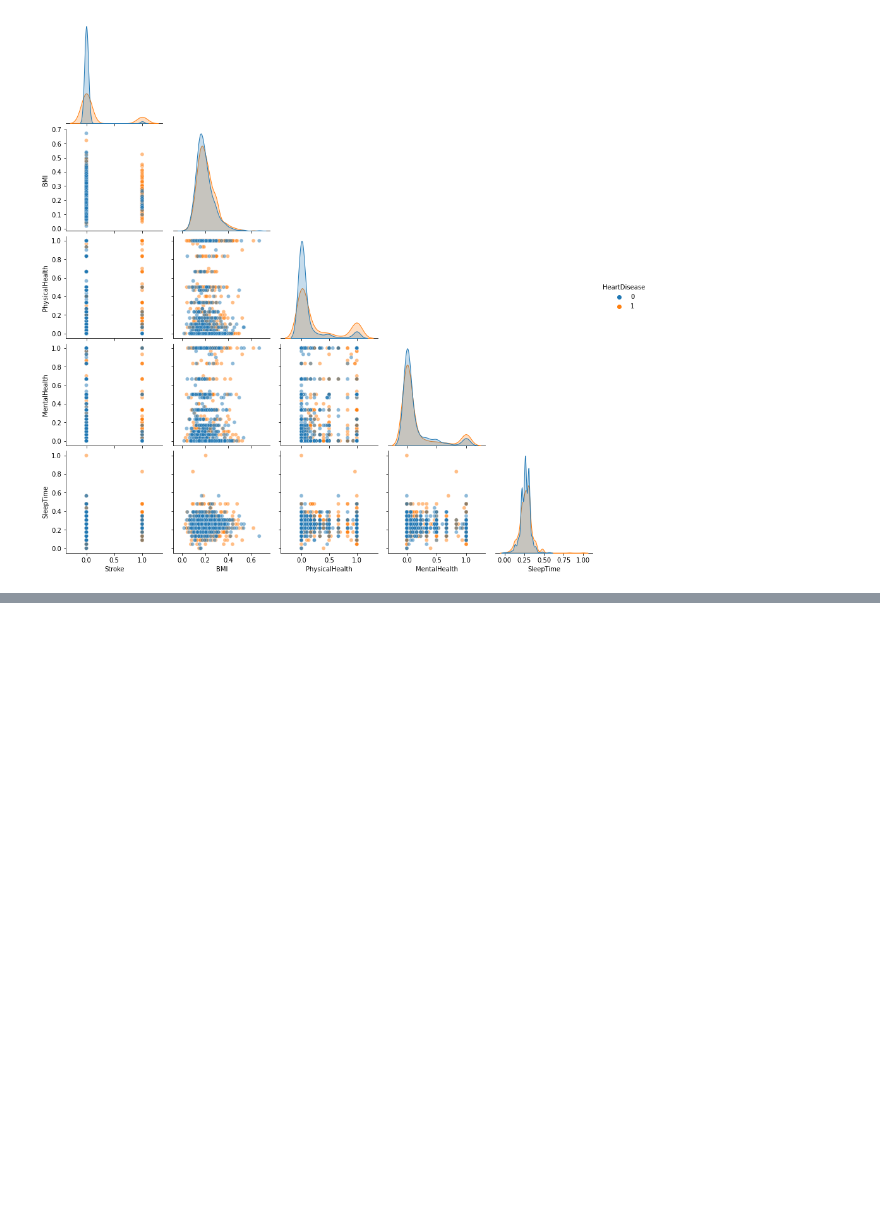
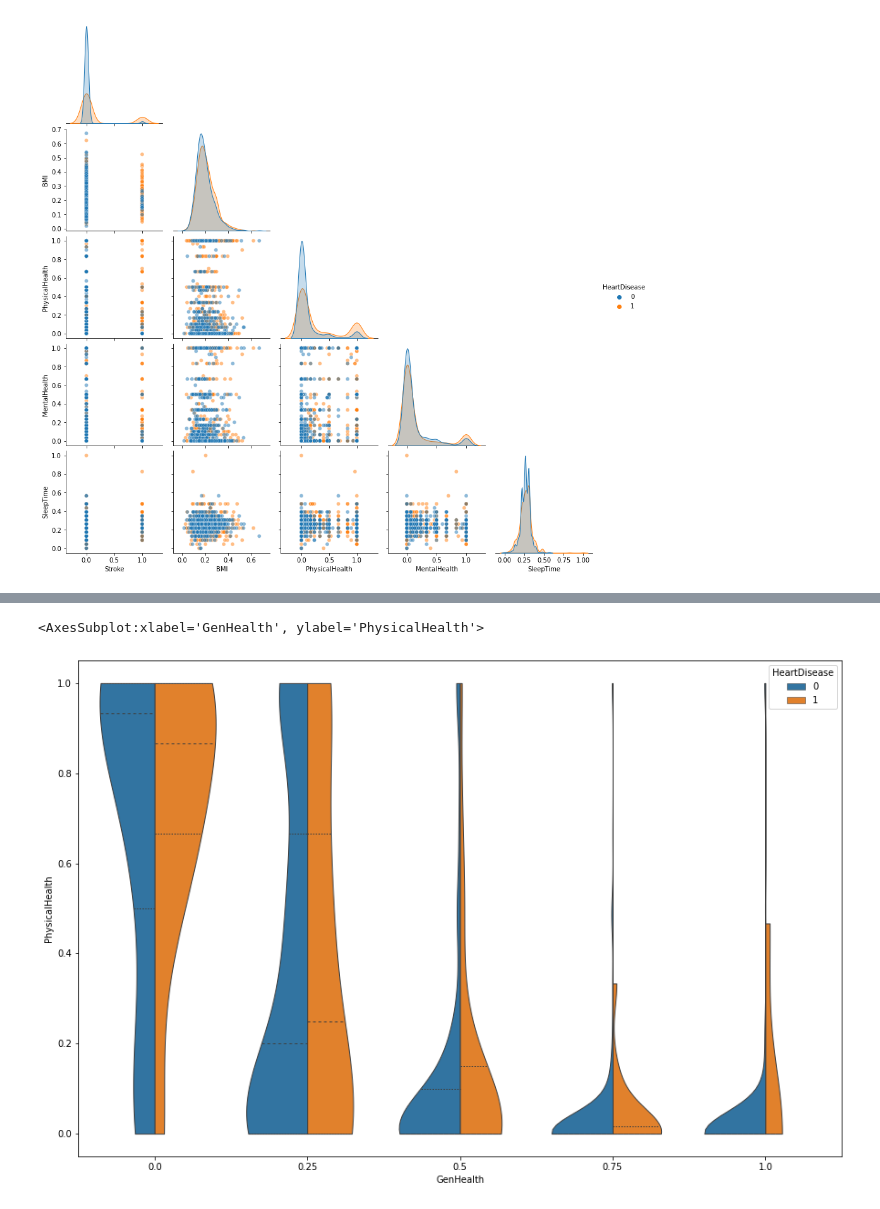
Before and after one commit to BenediktLueth/heartheroes, a Jupyter notebook: data_preprocessing.ipynb, the cells around one changed output, grey strips where cells are left out. Drawn from its saved outputs; the diff is of its cells as text; code cells hidden in the pictures; blank space fills up the shorter version.

```diff
--- a/data_preprocessing.ipynb
+++ b/data_preprocessing.ipynb
@@ -571,0 +586,6 @@ sns.pairplot(subset_data, hue="HeartDisease", hue_order=hue_order, corner=True,
+# %%
+fig, ax = plt.subplots(figsize=(15, 10))
+sns.violinplot(data=subset_data, x="GenHealth", y="PhysicalHealth", hue="HeartDisease", split=True, inner="quart", linewidth=1, cut=0)
+# %% [output]
+<AxesSubplot:xlabel='GenHealth', ylabel='PhysicalHealth'>
+[figure, added]
```
Also changed, not shown: parts of 13 cells of this notebook.
